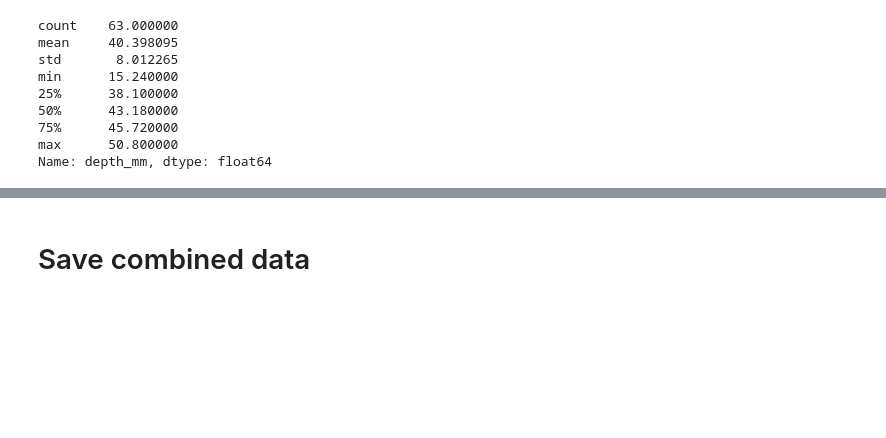
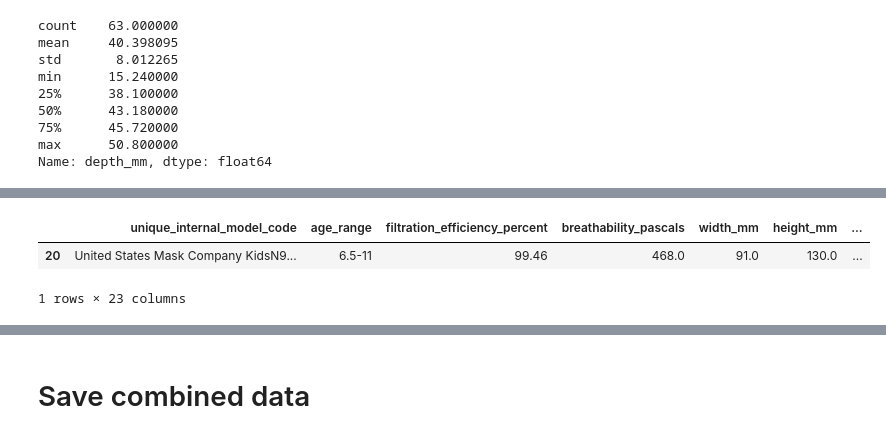
Before and after one commit to Edderic/breathesafe, a Jupyter notebook: python/mask-recommender/notebooks/combine-mask-data-sets.ipynb, the cells around one changed output, grey strips where cells are left out. Saved outputs shown, nothing was run; the diff lists cells and outputs as text; code cells hidden in the pictures; blank space fills up the shorter version.

```diff
--- a/python/mask-recommender/notebooks/combine-mask-data-sets.ipynb
+++ b/python/mask-recommender/notebooks/combine-mask-data-sets.ipynb
@@ -1750,0 +1976,6 @@ combined[combined['depth_mm'] > 50]
+# %%
+combined[combined['breathability_pascals'] > 450]
+# %% [output]
+|  | unique_internal_model_code | age_range | filtration_efficiency_percent | breathability_pascals | width_mm | height_mm | ... |
+| 20 | United States Mask Company KidsN9... | 6.5-11 | 99.46 | 468.0 | 91.0 | 130.0 | ... |
+1 rows × 23 columns
```
Also changed, not shown: parts of 26 cells of this notebook.
